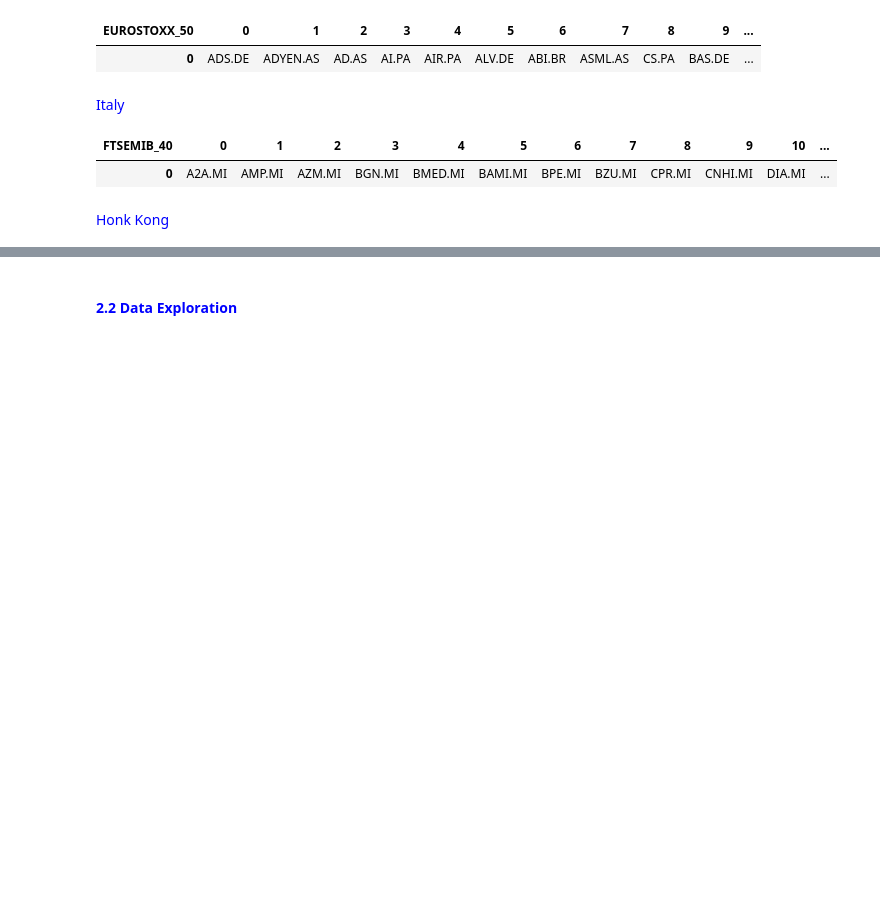
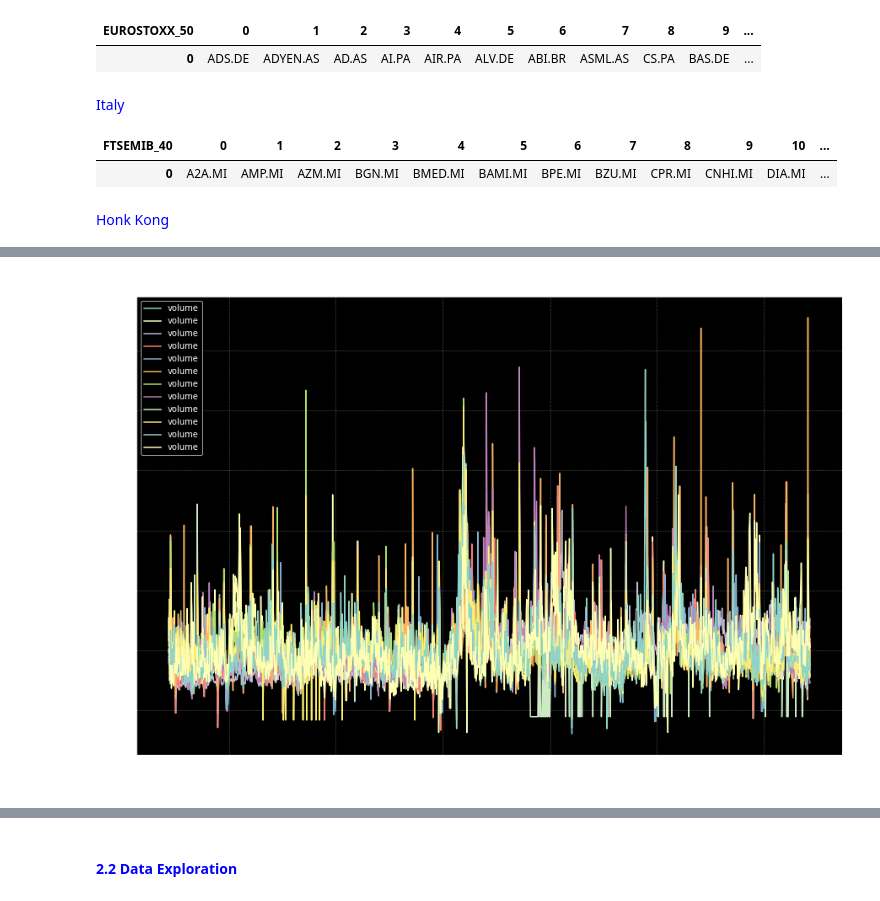
Before and after one commit to EMarquez7/Examen-de-Simulaci-n-2, a Jupyter notebook: SP500-Risk-Optimized-Portfolios-ML.ipynb, the cells around one changed output, grey strips where cells are left out. Saved outputs shown, nothing was run; the diff lists cells and outputs as text; code cells hidden in the pictures; blank space fills up the shorter version.

Commit message:
indexstd volumes

```diff
--- a/SP500-Risk-Optimized-Portfolios-ML.ipynb
+++ b/SP500-Risk-Optimized-Portfolios-ML.ipynb
@@ -367,0 +363,5 @@ HK = list[11]
+# %%
+pd.set_option('display.float_format', lambda x: '%.6f' % x)
+indexes = ['^GSPC', '^DJI', '^IXIC', '^RUT', '^FTSE', '^MXX', '^GDAXI', '^IBEX', '^FCHI', '^STOXX50E', 'FTSEMIB.MI', '^HSI']
+adjindex = mod[0].pd.concat([mod[0].get_historical_price_data(indexes[i], 6, ["open", "high", "low", "close", "volume"]) for i in range(len(indexes))], axis=1).fillna(method="ffill")#.drop(['close'], axis=1)
+adjindex.head()
@@ -367,0 +424,77 @@ HK = list[11]
+# %%
+adjindex = adjindex.fillna(method='ffill')
+adjindex = (adjindex - adjindex.mean()) / adjindex.std()
+
+#Make a function that plots the adjindex data in a very cool way that displays xlabels, every 30 days, and ylabels, every 0.25 with a -- grid gray line in a dark background as well as a legend with the name of the index and the color of the line.
+
+def plot(adjindex):
+    """
+    This function makes line plots of standarized time series dataframe figure with the plot and receiving a dataframe as input.
+    """
+    adjindex = adjindex.fillna(method='ffill')
+    adjindex = (adjindex - adjindex.mean()) / adjindex.std()
+    fig, ax = plt.subplots(figsize=(15, 10))
+
+    plt.rc('grid', linestyle="--", color='gray')
+    ax.plot(adjindex)
+    plt.grid(True)
+    plt.grid(which='both', color='gray', linestyle='--', alpha = 0.8)
+
+    ax.set_xlabel('Date', fontsize=15)
+    ax.set_ylabel('Adj Close', fontsize=15)
+    ax.set_title('Adj Close Indexes', fontsize=20)
+    ax.legend(adjindex.columns, loc='upper left')
+    ax.grid(color='gray', linestyle='--', linewidth=0.5)
+    plt.show()
+
+
+
+
+
+    # ax.set_xlabel('Date', fontsize=15)
+    # ax.set_ylabel('Adj Close', fontsize=15)
+    # ax.set_title('Adj Close Indexes', fontsize=20)
+    # ax.legend(adjindex.columns, loc='upper left')
+    # ax.grid(color='gray', linestyle='--', linewidth=0.5)
+
+    # [adjindex.index[-1], adjindex.iloc[-1, i], adjindex.columns[i] for i in range(len(adjindex.columns))]
+
+
+
+
+
+    # ax.legend(adjindex.index[-1], adjindex.iloc[-1, 0], adjindex.columns[0])
+    # ax.text(adjindex.index[-1], adjindex.iloc[-1, 1], adjindex.columns[1])
+    # ax.text(adjindex.index[-1], adjindex.iloc[-1, 2], adjindex.columns[2])
+    # ax.text(adjindex.index[-1], adjindex.iloc[-1, 3], adjindex.columns[3])
+    # ax.text(adjindex.index[-1], adjindex.iloc[-1, 4], adjindex.columns[4])
+    # ax.text(adjindex.index[-1], adjindex.iloc[-1, 5], adjindex.columns[5])
+    # ax.text(adjindex.index[-1], adjindex.iloc[-1, 6], adjindex.columns[6])
+    # ax.text(adjindex.index[-1], adjindex.iloc[-1, 7], adjindex.columns[7])
+    # ax.text(adjindex.index[-1], adjindex.iloc[-1, 8], adjindex.columns[8])
+    # ax.text(adjindex.index[-1], adjindex.iloc[-1, 9], adjindex.columns[9])
+    # ax.text(adjindex.index[-1], adjindex.iloc[-1, 10], adjindex.columns[10])
+    # ax.text(adjindex.index[-1], adjindex.iloc[-1, 11], adjindex.columns[11])
+
+    # #Set the xticks every 30 days
+    # ax.xaxis.set_major_locator(matplotlib.dates.DayLocator(interval=30))
+    # #Set the yticks every 0.25
+    # ax.yaxis.set_major_locator(matplotlib.ticker.MultipleLocator(0.25))
+    # #Set the xticks labels
+    # ax.xaxis.set_major_formatter(matplotlib.dates.DateFormatter('%Y-%m-%d'))
+    # #Set the yticks labels
+    # ax.yaxis.set_major_formatter(matplotlib.ticker.StrMethodFormatter('{x:,.2f}'))
+    # #Rotate the xticks labels
+    # plt.setp(ax.get_xticklabels(), rotation=45, ha="right", rotation_mode="anchor")
+    # #Set the grid color
+    # ax.grid(color='gray', linestyle='--', linewidth=0.5)
+    # #Set the legend color
+    # ax.legend(facecolor='black', edgecolor='white')
+    # #Make the lines not thinner
+    # plt.rcParams['lines.linewidth'] = 1.5
+
+    plt.show()
+
+plot(adjindex)
+# %% [output]
+[figure, added]
```
Also changed, not shown: parts of 83 cells of this notebook, 8 other files.
